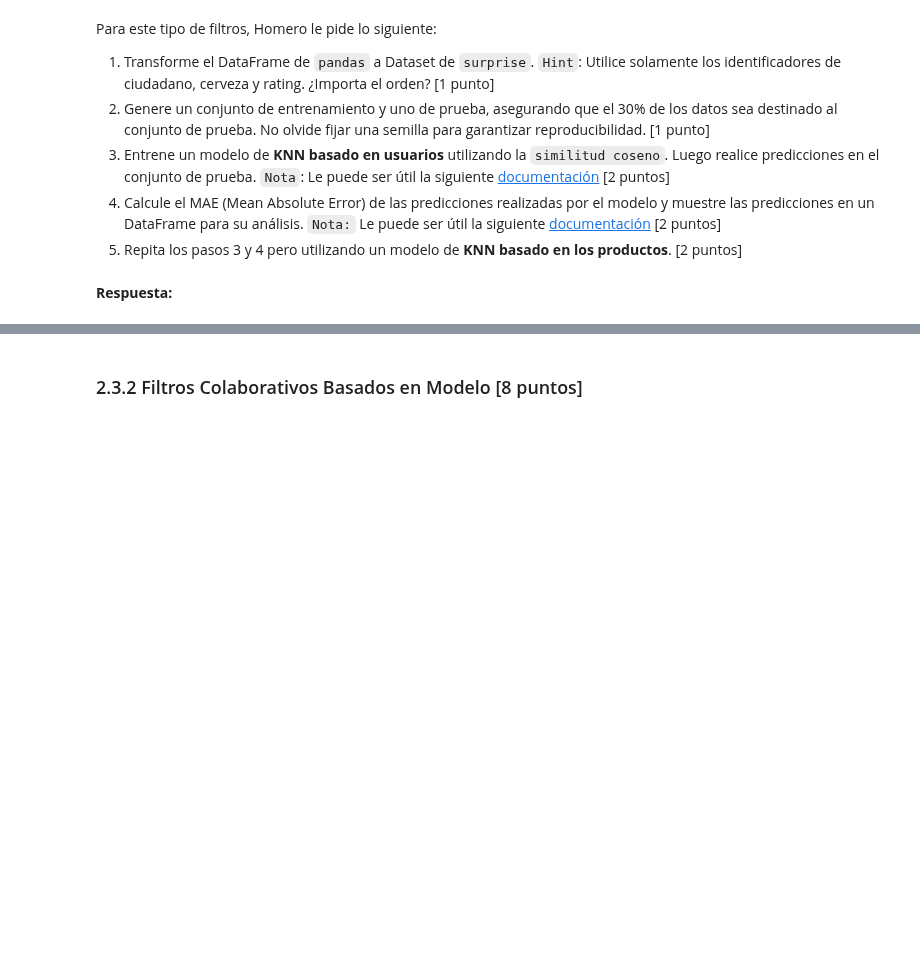
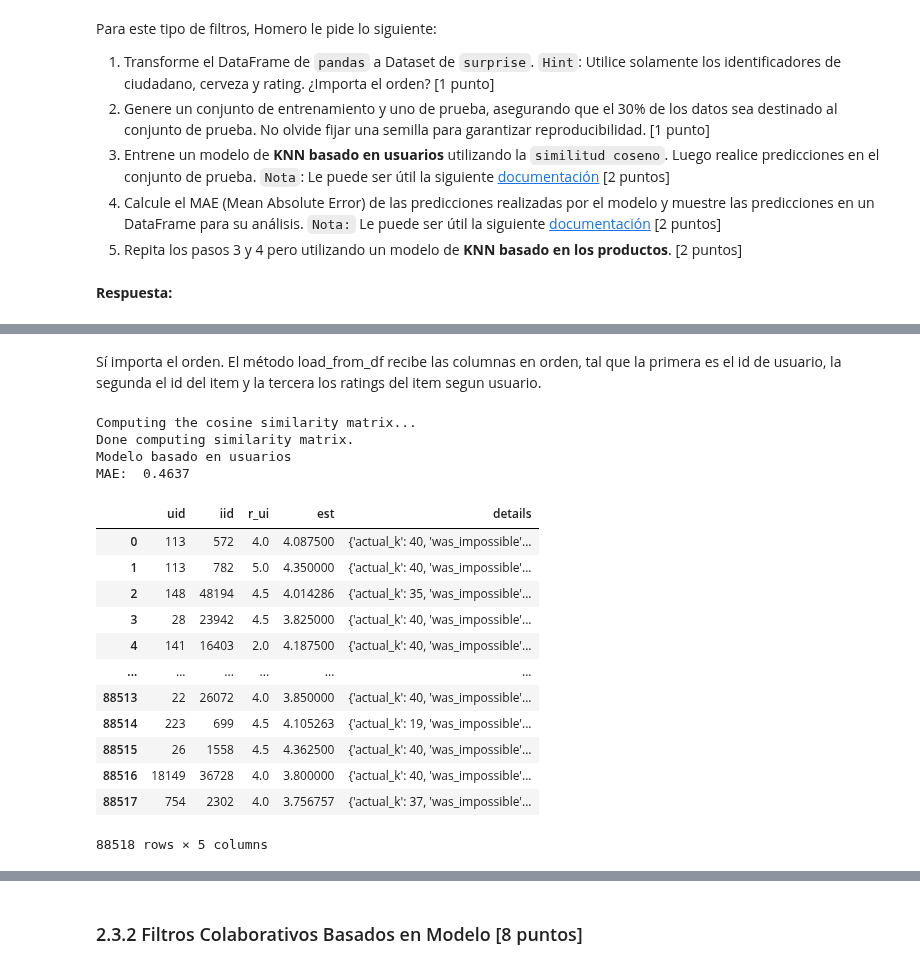
Before and after one commit to carinunez/Labs_MDS, a Jupyter notebook: lab8/Copia_de_Lab8.ipynb, the cells around one changed output, grey strips where cells are left out. Drawn from its saved outputs; the diff is of its cells as text; code cells hidden in the pictures; blank space fills up the shorter version.

```diff
--- a/lab8/Copia_de_Lab8.ipynb
+++ b/lab8/Copia_de_Lab8.ipynb
@@ -544,10 +679,31 @@ df_train
+# %% [markdown]
+Sí importa el orden. El método load_from_df recibe las columnas en orden, tal que la primera es el id de usuario, la segunda el id del item y la tercera los ratings del item segun usuario.
 # %%
 modelo_user = KNNBasic(sim_options = {"name": "cosine", "user_based": True})
 modelo_user.fit(df_train)
 prediction_user = modelo_user.test(df_test)
 df_predict_user = pd.DataFrame(prediction_user)
 print('Modelo basado en usuarios')
 mae(prediction_user, verbose=True)
+df_predict_user
+# %% [output]
+Computing the cosine similarity matrix...
+Done computing similarity matrix.
+Modelo basado en usuarios
+MAE:  0.4637
+|  | uid | iid | r_ui | est | details |
+| 0 | 113 | 572 | 4.0 | 4.087500 | {'actual_k': 40, 'was_impossible'... |
+| 1 | 113 | 782 | 5.0 | 4.350000 | {'actual_k': 40, 'was_impossible'... |
+| 2 | 148 | 48194 | 4.5 | 4.014286 | {'actual_k': 35, 'was_impossible'... |
+| 3 | 28 | 23942 | 4.5 | 3.825000 | {'actual_k': 40, 'was_impossible'... |
+| 4 | 141 | 16403 | 2.0 | 4.187500 | {'actual_k': 40, 'was_impossible'... |
+| ... | ... | ... | ... | ... | ... |
+| 88513 | 22 | 26072 | 4.0 | 3.850000 | {'actual_k': 40, 'was_impossible'... |
+| 88514 | 223 | 699 | 4.5 | 4.105263 | {'actual_k': 19, 'was_impossible'... |
+| 88515 | 26 | 1558 | 4.5 | 4.362500 | {'actual_k': 40, 'was_impossible'... |
+| 88516 | 18149 | 36728 | 4.0 | 3.800000 | {'actual_k': 40, 'was_impossible'... |
+| 88517 | 754 | 2302 | 4.0 | 3.756757 | {'actual_k': 37, 'was_impossible'... |
+88518 rows × 5 columns
 # %%
 modelo_prod = KNNBasic(sim_options = {"name": "cosine", "user_based": False})
 modelo_prod.fit(df_train)
```
Also changed, not shown: parts of 44 cells of this notebook, 1 other file.
